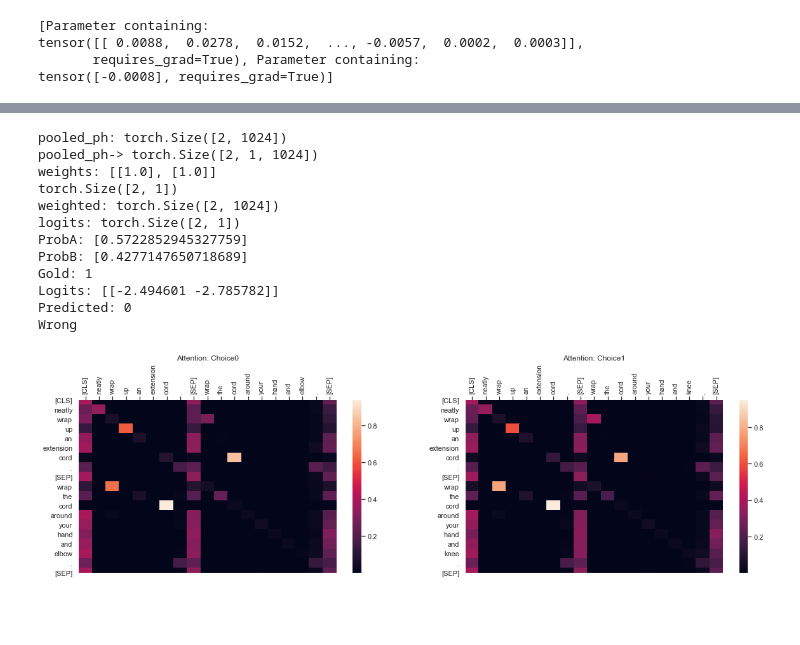
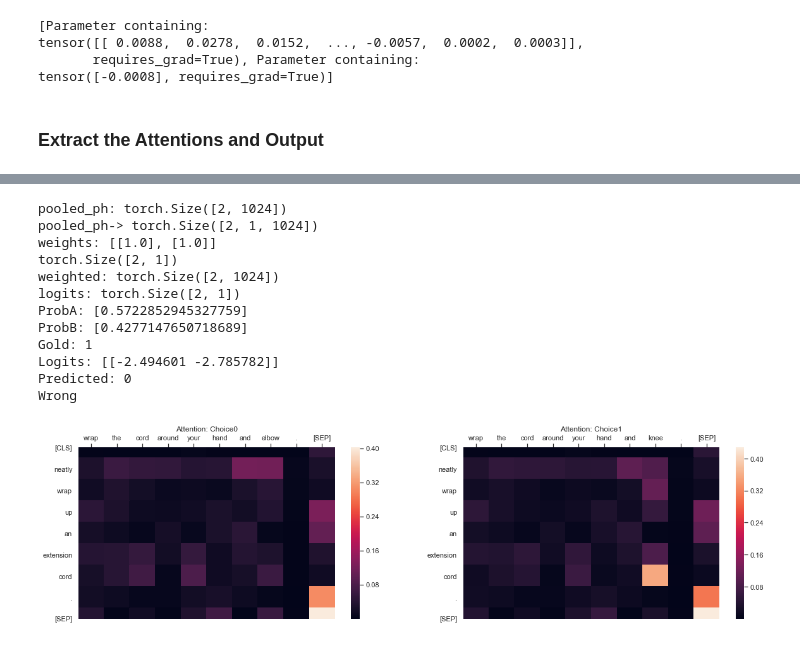
Before and after one commit to ari9dam/McQueen, a Jupyter notebook: pytorch_transformers/bertviz/attention_mcqueen.ipynb, the cells around one changed output, grey strips where cells are left out. Cells and saved outputs as stored; diff of their text form; code cells hidden in the pictures; blank space fills up the shorter version.

Commit message:
Visualization Params updated

```diff
--- a/pytorch_transformers/bertviz/attention_mcqueen.ipynb
+++ b/pytorch_transformers/bertviz/attention_mcqueen.ipynb
@@ -81,0 +83,3 @@ tokenizer = BertTokenizer.from_pretrained(model_version, do_lower_case=do_lower_
+# %%
+sent_type = 'ab' #[possible values 'all', 'aa', 'ab', 'ba', 'bb']
+layer, head = 1,4 #[Bert-large: layerno:0-23, heads:0-15]
@@ -258,3 +259,5 @@ tensor([-0.0008], requires_grad=True)]
+# %% [markdown]
+### Extract the Attentions and Output
 # %%
 from torch.utils.data import (DataLoader, RandomSampler, SequentialSampler)
 eval_data = data_reader.read("example.json", tokenizer, max_len)
@@ -272,8 +275,6 @@ for input_ids, segment_ids, input_mask,label_ids in eval_dataloader:
     for e in attn:
         full_attn = torch.cat((full_attn,e[None,:,:,:,:]))
 
-    sent_type = 'all'
-    layer, head = 13,4
 
     # Get attentions corresponding to Choice 0 and Choice 1
     X1 = format_attention(full_attn[:,0,:,:], tokens['choice0']) # Shape (layer,head,src_max_len,tgt_max_len) for choice0
@@ -304,13 +305,13 @@ for input_ids, segment_ids, input_mask,label_ids in eval_dataloader:
 pooled_ph: torch.Size([2, 1024])
 pooled_ph-> torch.Size([2, 1, 1024])
 weights: [[1.0], [1.0]]
 torch.Size([2, 1])
 weighted: torch.Size([2, 1024])
 logits: torch.Size([2, 1])
 ProbA: [0.5722852945327759]
 ProbB: [0.4277147650718689]
 Gold: 1
 Logits: [[-2.494601 -2.785782]]
 Predicted: 0
 Wrong
-[figure, old version]
+[figure, new version]
```
Also changed, not shown: parts of 8 cells of this notebook.
